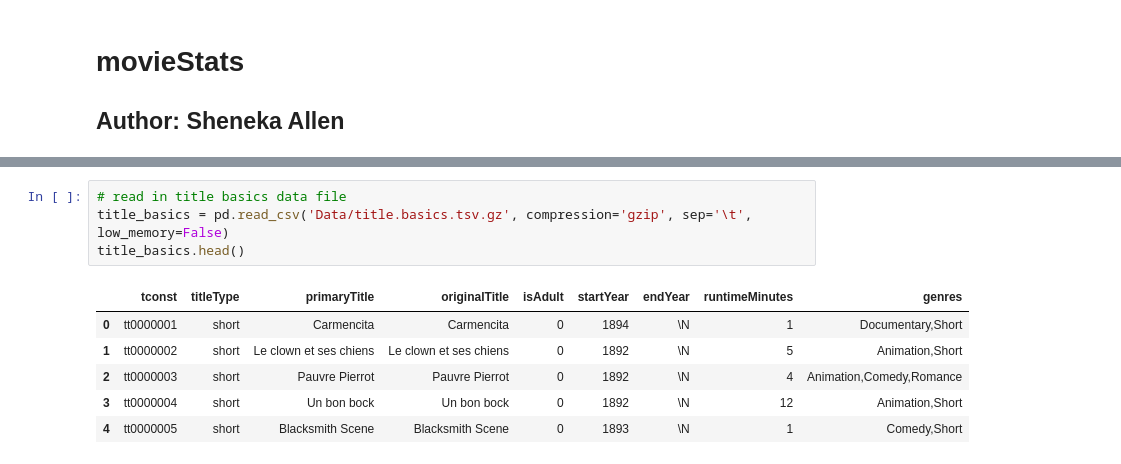
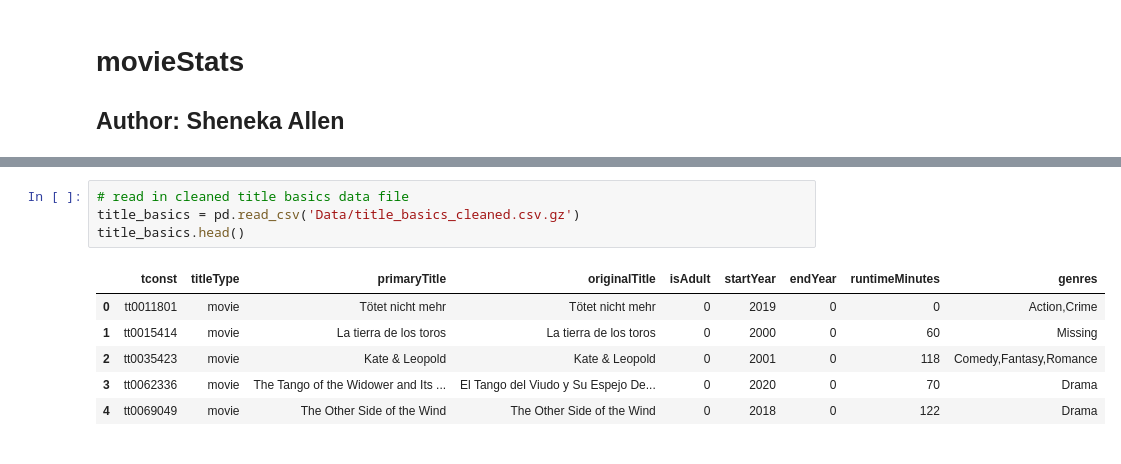
Before and after one commit to allensheneka/movieStats, a Jupyter notebook: movieStats_p3.ipynb, the cells around one changed output, grey strips where cells are left out. Saved outputs shown, nothing was run; the diff lists cells and outputs as text.

```diff
--- a/movieStats_p3.ipynb
+++ b/movieStats_p3.ipynb
@@ -87,14 +54,14 @@ tmdb_results_combo.head()
 | 3 | tt0113086 | 0.0 | NaN | NaN | 0.0 | [] | NaN | 612666.0 | ... |
 | 4 | tt0113092 | 0.0 | NaN | NaN | 0.0 | [{'id': 878, 'name': 'Science Fic... | NaN | 110977.0 | ... |
 5 rows × 26 columns
-# %%
-# read in title basics data file
-title_basics = pd.read_csv('Data/title.basics.tsv.gz', compression='gzip', sep='\t', low_memory=False)
-title_basics.head()
-# %% [output]
-|  | tconst | titleType | primaryTitle | originalTitle | isAdult | startYear | endYear | runtimeMinutes | genres |
-| 0 | tt0000001 | short | Carmencita | Carmencita | 0 | 1894 | \N | 1 | Documentary,Short |
-| 1 | tt0000002 | short | Le clown et ses chiens | Le clown et ses chiens | 0 | 1892 | \N | 5 | Animation,Short |
-| 2 | tt0000003 | short | Pauvre Pierrot | Pauvre Pierrot | 0 | 1892 | \N | 4 | Animation,Comedy,Romance |
-| 3 | tt0000004 | short | Un bon bock | Un bon bock | 0 | 1892 | \N | 12 | Animation,Short |
-| 4 | tt0000005 | short | Blacksmith Scene | Blacksmith Scene | 0 | 1893 | \N | 1 | Comedy,Short |
+# %%
+# read in cleaned title basics data file
+title_basics = pd.read_csv('Data/title_basics_cleaned.csv.gz')
+title_basics.head()
+# %% [output]
+|  | tconst | titleType | primaryTitle | originalTitle | isAdult | startYear | endYear | runtimeMinutes | genres |
+| 0 | tt0011801 | movie | Tötet nicht mehr | Tötet nicht mehr | 0 | 2019 | 0 | 0 | Action,Crime |
+| 1 | tt0015414 | movie | La tierra de los toros | La tierra de los toros | 0 | 2000 | 0 | 60 | Missing |
+| 2 | tt0035423 | movie | Kate & Leopold | Kate & Leopold | 0 | 2001 | 0 | 118 | Comedy,Fantasy,Romance |
+| 3 | tt0062336 | movie | The Tango of the Widower and Its ... | El Tango del Viudo y Su Espejo De... | 0 | 2020 | 0 | 70 | Drama |
+| 4 | tt0069049 | movie | The Other Side of the Wind | The Other Side of the Wind | 0 | 2018 | 0 | 122 | Drama |
```
Also changed, not shown: parts of 39 cells of this notebook.
